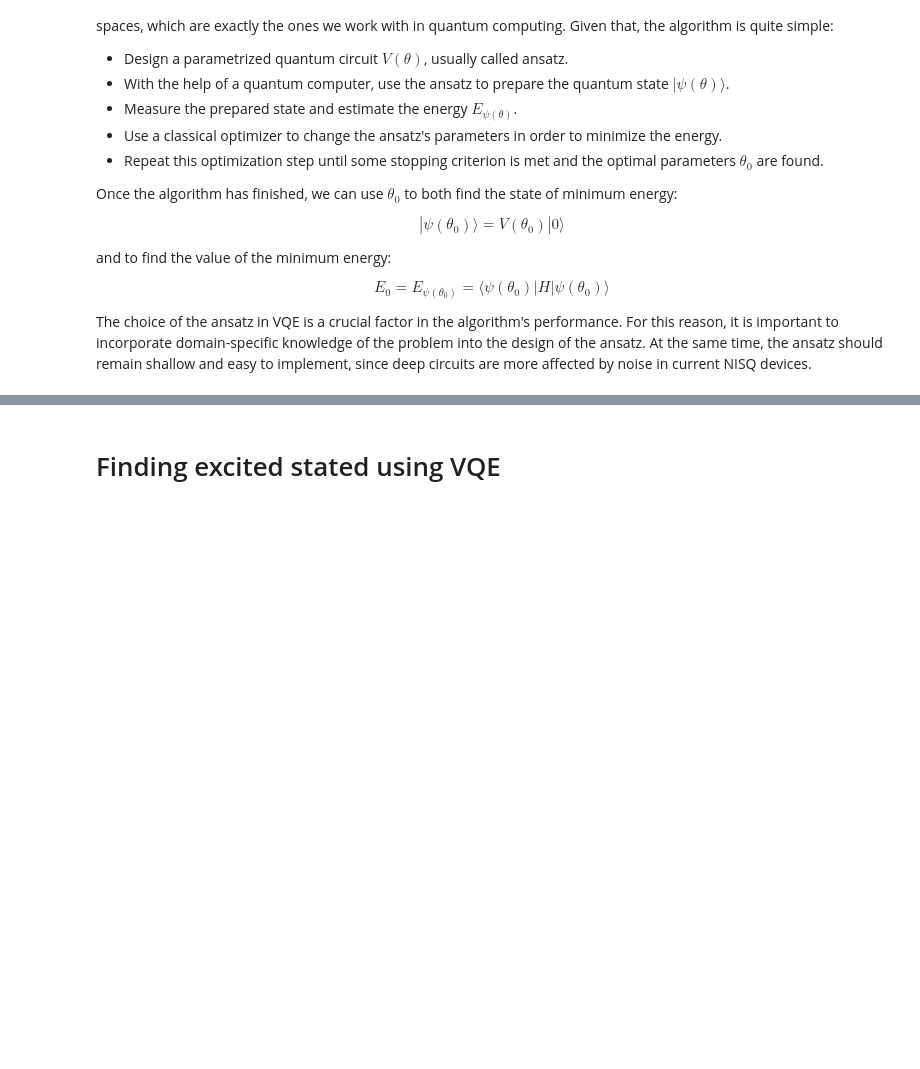
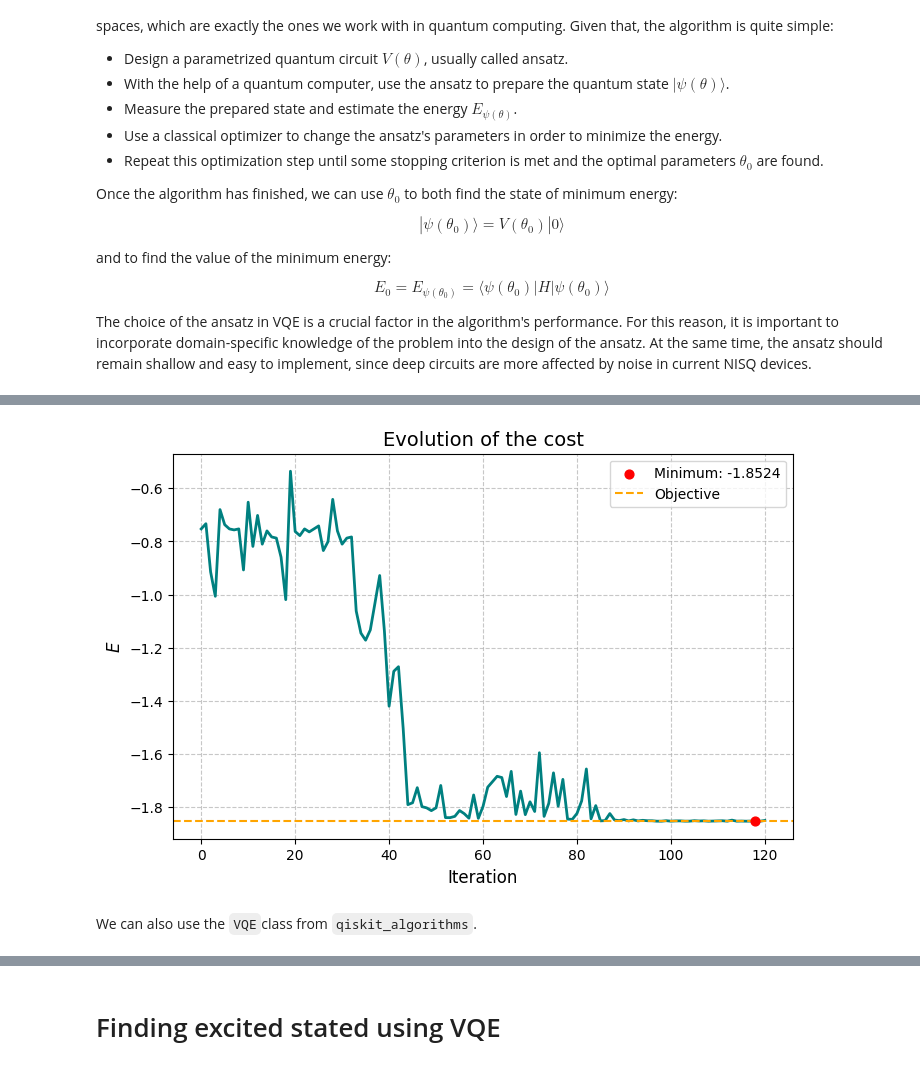
Before and after one commit to mariomeendezz/Quantum-Computing-Notebooks, a Jupyter notebook: notebooks/11. Variational Quantum Eigensolver.ipynb, the cells around one changed output, grey strips where cells are left out. Cells and saved outputs as stored; diff of their text form; code cells hidden in the pictures; blank space fills up the shorter version.

Commit message:
Implement VQE with qiskit

```diff
--- a/notebooks/11. Variational Quantum Eigensolver.ipynb
+++ b/notebooks/11. Variational Quantum Eigensolver.ipynb
@@ -60,0 +228,35 @@ The choice of the ansatz in VQE is a crucial factor in the algorithm's performan
+# %%
+def plot_cost_history(cost_history: list[float], objective: float = None) -> None:
+    """
+    Plot the cost value at each QAOA optimization iteration given the cost history and objective (optional).
+    """
+    # Plot the cost history
+    plt.figure(figsize=(8, 5))
+    plt.plot(cost_history, '-', color='teal', linewidth=2, markersize=5)
+    plt.title(f"Evolution of the cost", fontsize=14)
+    plt.xlabel("Iteration", fontsize=12)
+    plt.ylabel("$E$", fontsize=12)
+    plt.grid(True, linestyle='--', alpha=0.7)
+
+    # Plot the minimum cost found during the optimization
+    min_cost = min(cost_history)
+    min_iter = cost_history.index(min_cost)
+    plt.scatter(min_iter, min_cost, color='red', s=40, zorder=5, label=f'Minimum: {min_cost:.4f}')
+
+    # Plot objective (if provided)
+    if objective is not None:
+      plt.axhline(y=objective, color="orange", linestyle="--", label="Objective")
+    plt.legend()
+
+    plt.show()
+# %%
+# Compute the exact minimum eigenvalue of the qubit Hamiltonian
+solver = NumPyMinimumEigensolver()
+result = solver.compute_minimum_eigenvalue(qubit_hamiltonian)
+
+# Plot the VQE cost history and compare it with the exact ground-state energy
+plot_cost_history(cost_history, result.eigenvalue)
+# %% [output]
+[figure, added]
+# %% [markdown]
+We can also use the `VQE`class from `qiskit_algorithms`.
```
Also changed, not shown: parts of 21 cells of this notebook.
